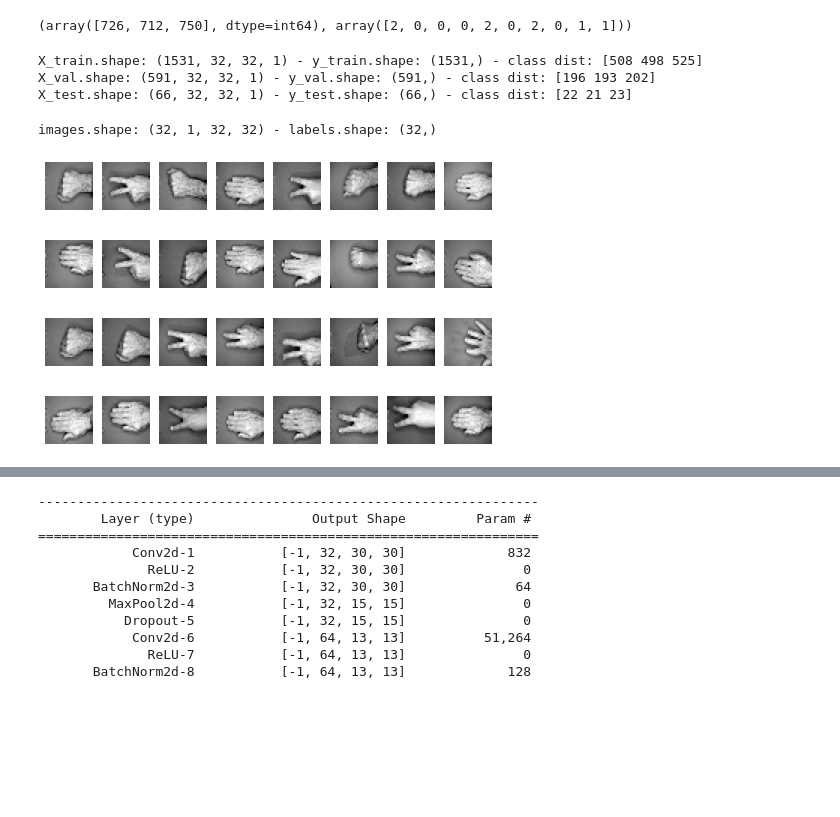
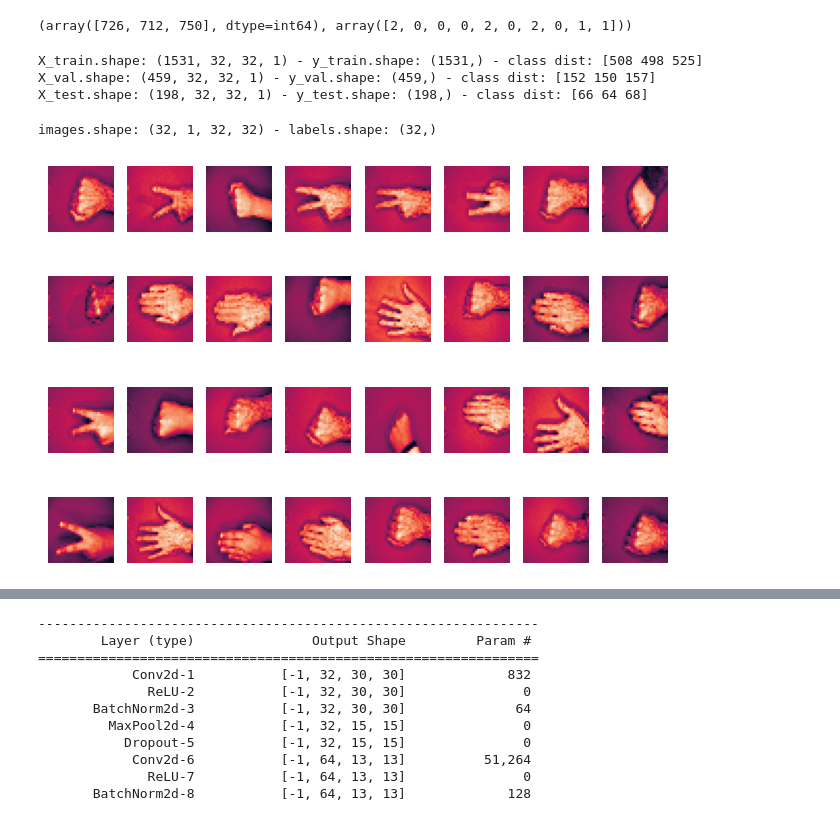
Before and after one commit to mjbhobe/dl-pytorch, a Jupyter notebook: Pytorch - Rock Paper Scissors - Multiclass Classification.ipynb, the cells around one changed output, grey strips where cells are left out. Drawn from its saved outputs; the diff is of its cells as text; code cells hidden in the pictures; blank space fills up the shorter version.

```diff
--- a/Pytorch - Rock Paper Scissors - Multiclass Classification.ipynb
+++ b/Pytorch - Rock Paper Scissors - Multiclass Classification.ipynb
@@ -176,9 +176,13 @@ def build_model():
 # %%
 from sklearn.model_selection import train_test_split
 
+# split dataset into train/test sets in 70:30 ration
 X_train, X_test, y_train, y_test = train_test_split(images, labels, test_size=0.3,
                                                     random_state=SEED, stratify=labels)
-X_val, X_test, y_val, y_test = train_test_split(X_test, y_test, test_size=0.1,
+# split the test set into cross-val & test datasets in 80:20 rstio
+# NOTE: Andrew Ng recommends that, if possible, the test & cv datasets should be drawn
+# from the same sample
+X_val, X_test, y_val, y_test = train_test_split(X_test, y_test, test_size=0.3,
                                                 random_state=SEED, stratify=y_test)
 
 print(f"X_train.shape: {X_train.shape} - y_train.shape: {y_train.shape} - class dist: {np.bincount(y_train)}\n" +
@@ -190,8 +194,8 @@ y_test = y_test.astype('float32')
 y_val = y_val.astype('float32')
 # %% [output]
 X_train.shape: (1531, 32, 32, 1) - y_train.shape: (1531,) - class dist: [508 498 525]
-X_val.shape: (591, 32, 32, 1) - y_val.shape: (591,) - class dist: [196 193 202]
-X_test.shape: (66, 32, 32, 1) - y_test.shape: (66,) - class dist: [22 21 23]
+X_val.shape: (459, 32, 32, 1) - y_val.shape: (459,) - class dist: [152 150 157]
+X_test.shape: (198, 32, 32, 1) - y_test.shape: (198,) - class dist: [66 64 68]
 # %%
 # define a dataset for Pytorch
 from torch.utils.data import Dataset, DataLoader
@@ -222,21 +235,22 @@ test_dataset = RPSDataset(X_test, y_test, image_transforms)
 # %%
 testloader = DataLoader(test_dataset, batch_size=32, shuffle=True)
 data_iter = iter(testloader)
 sample_images, sample_labels = data_iter.next()
 sample_images, sample_labels = sample_images.cpu().numpy(), sample_labels.cpu().numpy()
 print(f"images.shape: {sample_images.shape} - labels.shape: {sample_labels.shape}")
 
 #plt.figure(figsize=(5,5))
 for i in range(32):
     plt.subplot(4, 8, i + 1)
     image = sample_images[i]
     #print(f"images[{i}].shape: {image.shape} ")
     image = image.transpose((1,2,0))
     #print(f" - AP: images[{i}].shape: {image.shape}")
-    plt.imshow(image.squeeze(), cmap='gray')
+    #plt.imshow(image.squeeze(), cmap='gray')
+    plt.imshow(image.squeeze())
     plt.axis('off')
 plt.show()
 plt.close()
 # %% [output]
 images.shape: (32, 1, 32, 32) - labels.shape: (32,)
-[figure, old version]
+[figure, new version]
```
Also changed, not shown: parts of 12 cells of this notebook, 6 other files.
